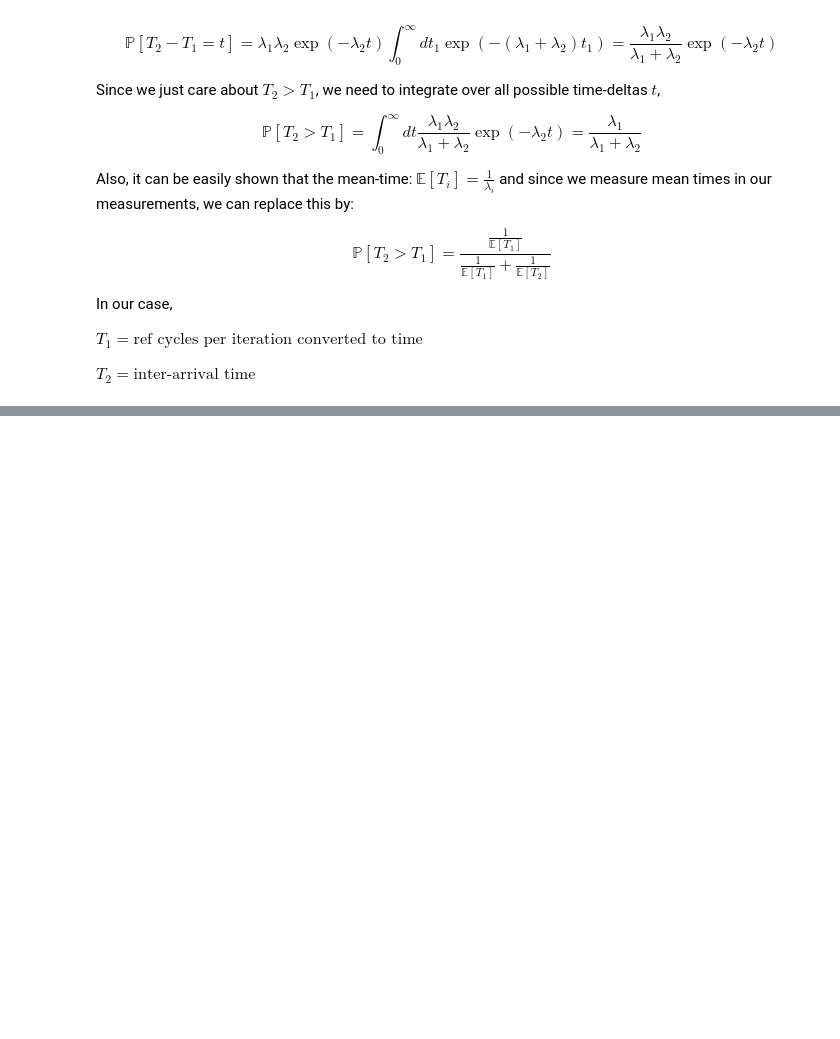
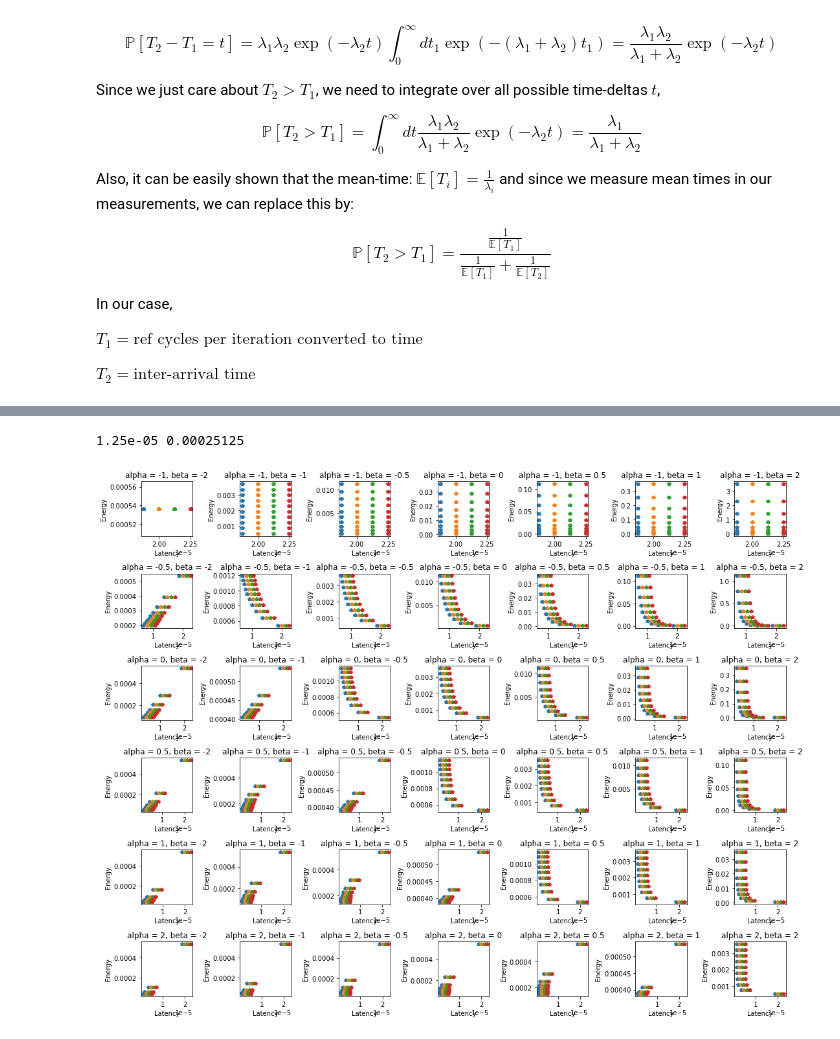
Before and after one commit to awadyn/nic-tuning-experiments, a Jupyter notebook: analysis/Simple models.ipynb, the cells around one changed output, grey strips where cells are left out. Saved outputs shown, nothing was run; the diff lists cells and outputs as text; code cells hidden in the pictures; blank space fills up the shorter version.

Commit message:
more careful plots

```diff
--- a/analysis/Simple models.ipynb
+++ b/analysis/Simple models.ipynb
@@ -165,0 +218,56 @@ $T_2 = \text{inter-arrival time}$
+# %%
+qps = 40*1000 #queries per second
+p_busy_min = 20
+p_static = {
+    'c1':1.5,
+    'c3':0.5,
+    'c4':0.25,
+    'c7':0,
+    'busy': 10
+}
+chosen_sleep = 'c1'
+
+def get_time_energy(itr_frac, max_busy_frac, dvfs, alpha, beta):
+    p_busy = p_static['busy'] + p_busy_min*dvfs**(2+beta)
+    p_q = p_static[chosen_sleep]
+    p_detect = p_static[chosen_sleep]
+
+    #time inference
+    itr = (1./qps) * itr_frac
+    busy_frac = max_busy_frac / dvfs**(1+alpha) #function of dvfs - dvfs in [1, \infty]
+    t_busy = (1./qps) * busy_frac
+    t_q = (1./qps)*(1 - itr_frac - busy_frac)
+
+    t_latency = itr + t_busy
+    energy = (p_detect * itr) + (p_busy * t_busy) + (p_q*t_q)
+
+    return t_latency, energy
+
+t_latency, energy = get_time_energy(0.2, 0.3, 1, 1, 1)
+print(t_latency, energy)
+# %% [output]
+1.25e-05 0.00025125
+# %%
+#plot energy vs latency and sweep itr, dvfs for each plot
+def make_plot(ax, itr_frac, dvfs, max_busy_frac = 0.2, alpha = 0, beta = 0):
+    t_latency, energy = get_time_energy(itr_frac, max_busy_frac, dvfs, alpha, beta)
+
+    ax.plot(t_latency, energy, 'p') #, label=f'if={itr_frac}, mbf={max_busy_frac}')
+
+    ax.set_xlabel("Latency")
+    ax.set_ylabel("Energy")
+    ax.set_title(f'alpha = {alpha}, beta = {beta}')
+# %%
+alpha_range = [-1, -0.5, 0, 0.5, 1, 2]
+beta_range = [-2, -1, -0.5, 0, 0.5, 1, 2]
+
+plt.rcParams['figure.figsize'] = (15.0, 12.0)
+fig, ax_list = plt.subplots(nrows = len(alpha_range), ncols=len(beta_range))
+
+for idx_alpha, alpha in enumerate(alpha_range):
+    for idx_beta, beta in enumerate(beta_range):
+        for itr_frac, max_busy_frac in [(0.05, 0.7), (0.1, 0.7), (0.15, 0.7), (0.20, 0.7)]:
+            make_plot(ax_list[idx_alpha, idx_beta], itr_frac=itr_frac, dvfs=np.arange(1, 11), max_busy_frac=max_busy_frac, alpha=alpha, beta=beta)
+plt.tight_layout()
+# %% [output]
+[figure, added]
```
Also changed, not shown: parts of 4 cells of this notebook.
